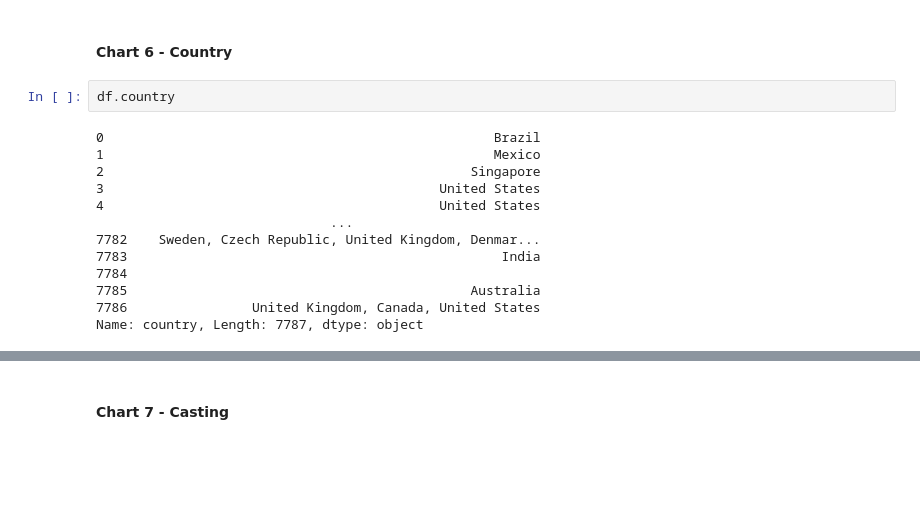
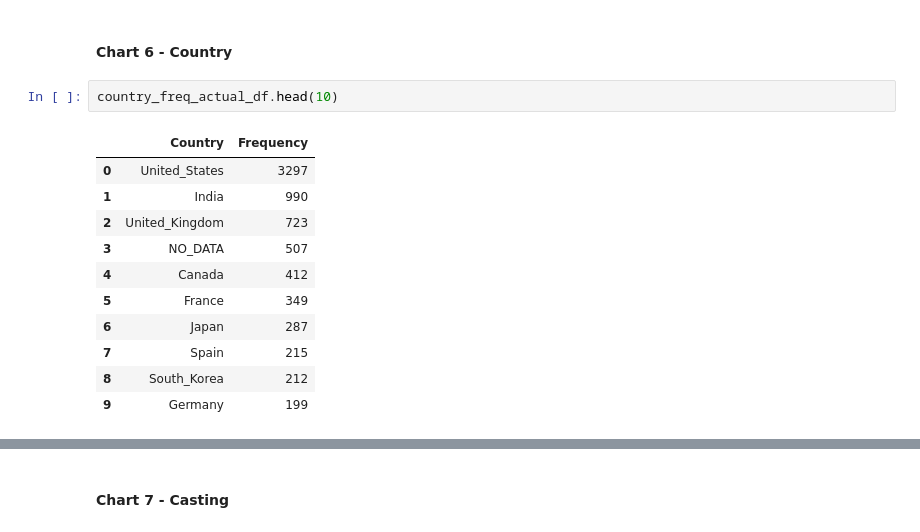
Before and after one commit to 007tickooayush/ML-Unsupervised-Netflix-Clustering-Recommendation-Project, a Jupyter notebook: Ayush_Tickoo_ML_Capstone_Unsupervised_Project.ipynb, the cells around one changed output, grey strips where cells are left out. Saved outputs shown, nothing was run; the diff lists cells and outputs as text; blank space fills up the shorter version.

```diff
--- a/Ayush_Tickoo_ML_Capstone_Unsupervised_Project.ipynb
+++ b/Ayush_Tickoo_ML_Capstone_Unsupervised_Project.ipynb
@@ -867,18 +867,17 @@ Are there any insights that lead to negative growth? Justify with specific reaso
 Answer Here
 # %% [markdown]
 #### Chart 6 - Country
-# %%
-df.country
-# %% [output]
-0                                                  Brazil
-1                                                  Mexico
-2                                               Singapore
-3                                           United States
-4                                           United States
-                              ...
-7782    Sweden, Czech Republic, United Kingdom, Denmar...
-7783                                                India
-7784
-7785                                            Australia
-7786                United Kingdom, Canada, United States
-Name: country, Length: 7787, dtype: object
+# %%
+country_freq_actual_df.head(10)
+# %% [output]
+|  | Country | Frequency |
+| 0 | United_States | 3297 |
+| 1 | India | 990 |
+| 2 | United_Kingdom | 723 |
+| 3 | NO_DATA | 507 |
+| 4 | Canada | 412 |
+| 5 | France | 349 |
+| 6 | Japan | 287 |
+| 7 | Spain | 215 |
+| 8 | South_Korea | 212 |
+| 9 | Germany | 199 |
```
Also changed, not shown: parts of 3 cells of this notebook.
